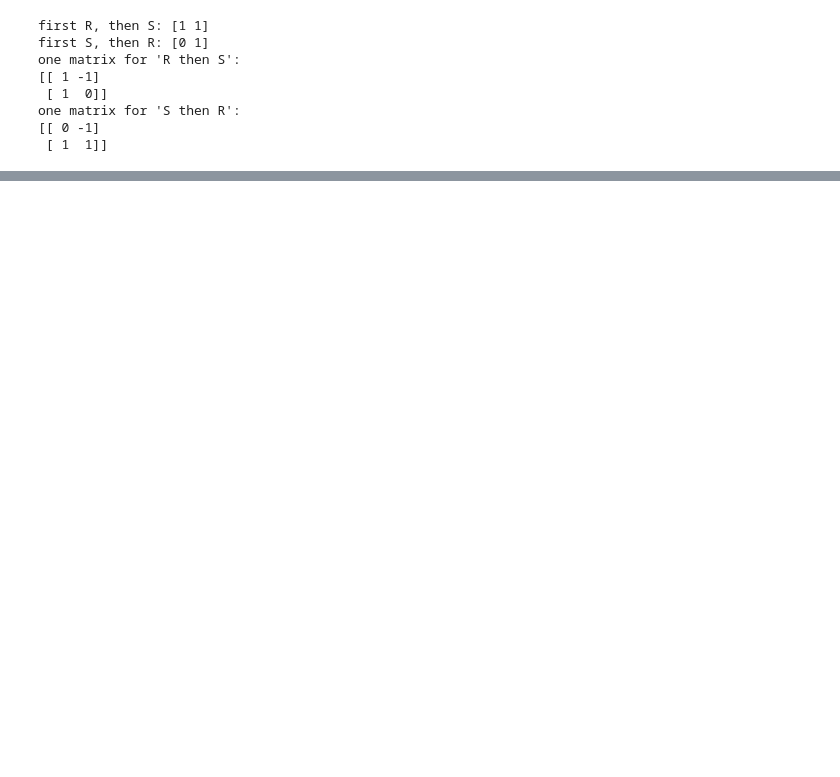
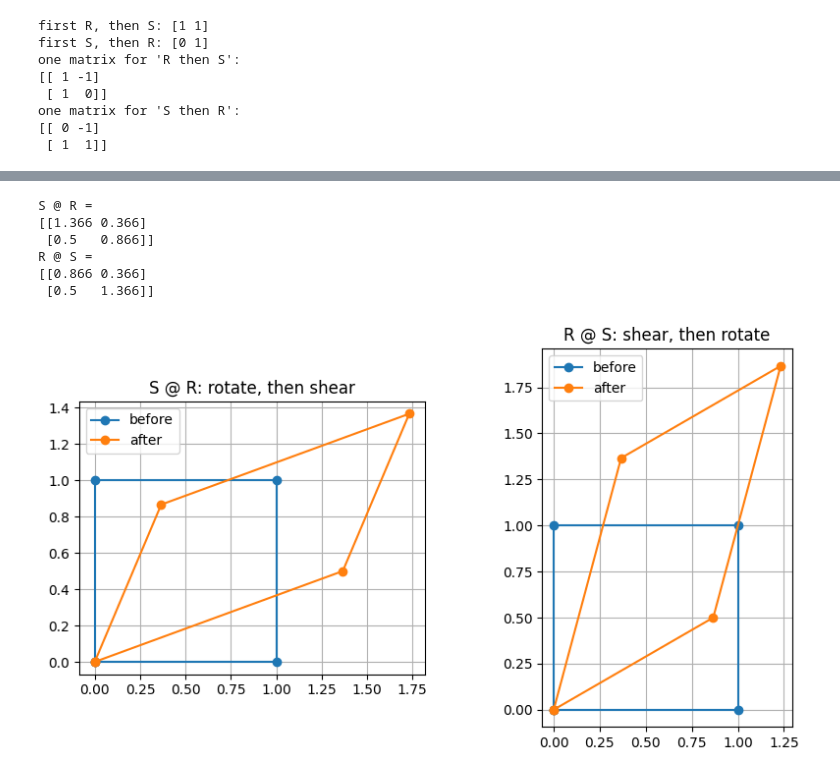
Before and after one commit to AsfandyarFarooqi/learning-log, a Jupyter notebook: week02_matrices.ipynb, the cells around one changed output, grey strips where cells are left out. Cells and saved outputs as stored; diff of their text form; code cells hidden in the pictures; blank space fills up the shorter version.

```diff
--- a/week02_matrices.ipynb
+++ b/week02_matrices.ipynb
@@ -28,0 +99,36 @@ one matrix for 'S then R':
+# %%
+import numpy as np
+import matplotlib.pyplot as plt
+
+square=np.array([[0,1,1,0,0],
+                [0,0,1,1,0]])
+S=np.array([[1,1],
+                  [0,1]])
+theta = np.radians(30)
+R = np.array([[np.cos(theta), -np.sin(theta)],
+              [np.sin(theta),  np.cos(theta)]])
+SR = S @ R    # first rotate, then shear
+RS = R @ S    # first shear, then rotate
+print("S @ R =")
+print(np.round(SR, 3))
+print("R @ S =")
+print(np.round(RS, 3))
+
+fig, axes = plt.subplots(1, 2, figsize=(10, 5))
+for ax, M, name in zip(axes, [SR, RS], ["S @ R: rotate, then shear", "R @ S: shear, then rotate"]):
+    moved = M @ square
+    ax.plot(square[0], square[1], "o-", label="before")
+    ax.plot(moved[0], moved[1], "o-", label="after")
+    ax.set_aspect("equal")
+    ax.grid(True)
+    ax.legend()
+    ax.set_title(name)
+plt.show()
+# %% [output]
+S @ R =
+[[1.366 0.366]
+ [0.5   0.866]]
+R @ S =
+[[0.866 0.366]
+ [0.5   1.366]]
+[figure, added]
```
Also changed, not shown: parts of 2 cells of this notebook.
